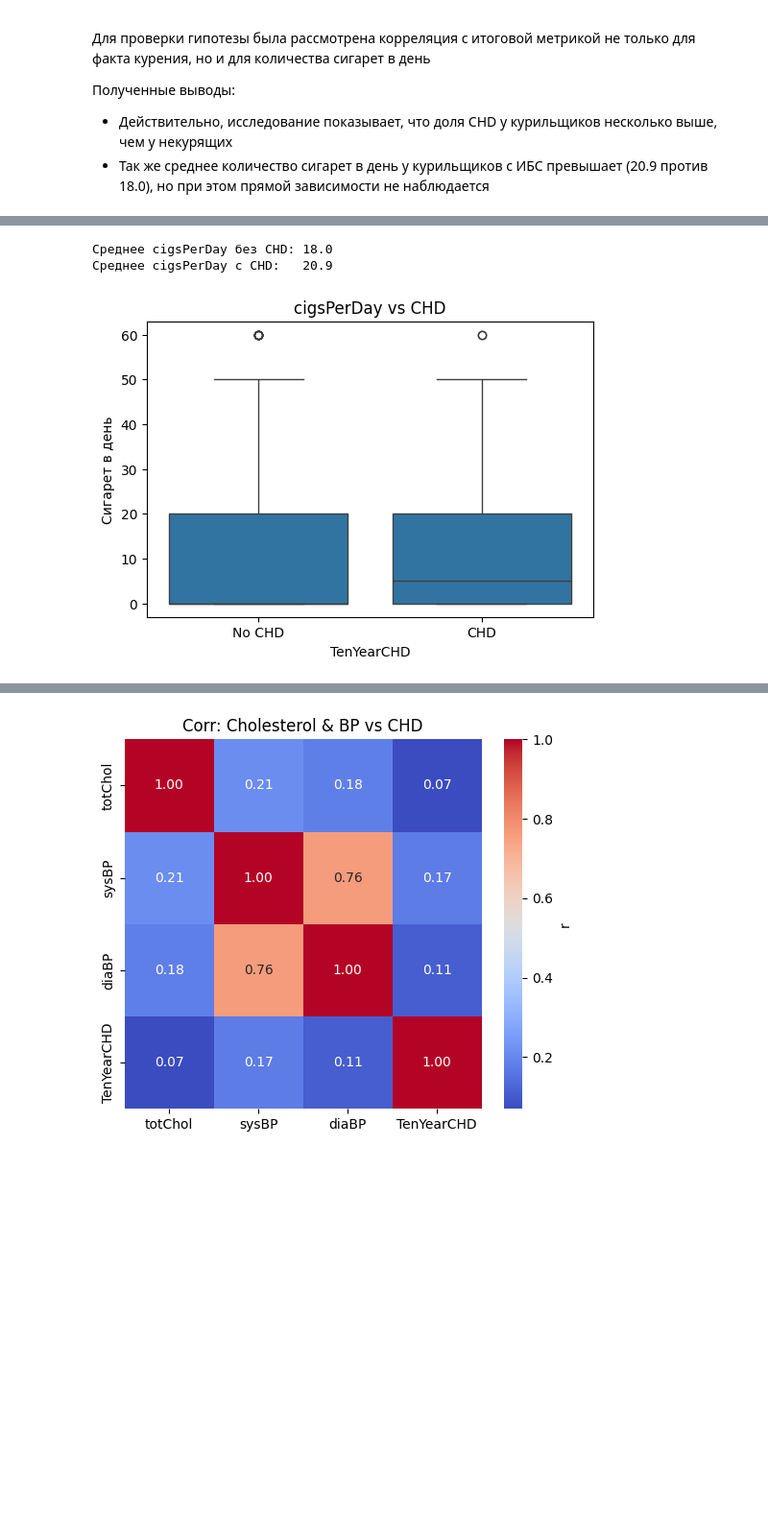
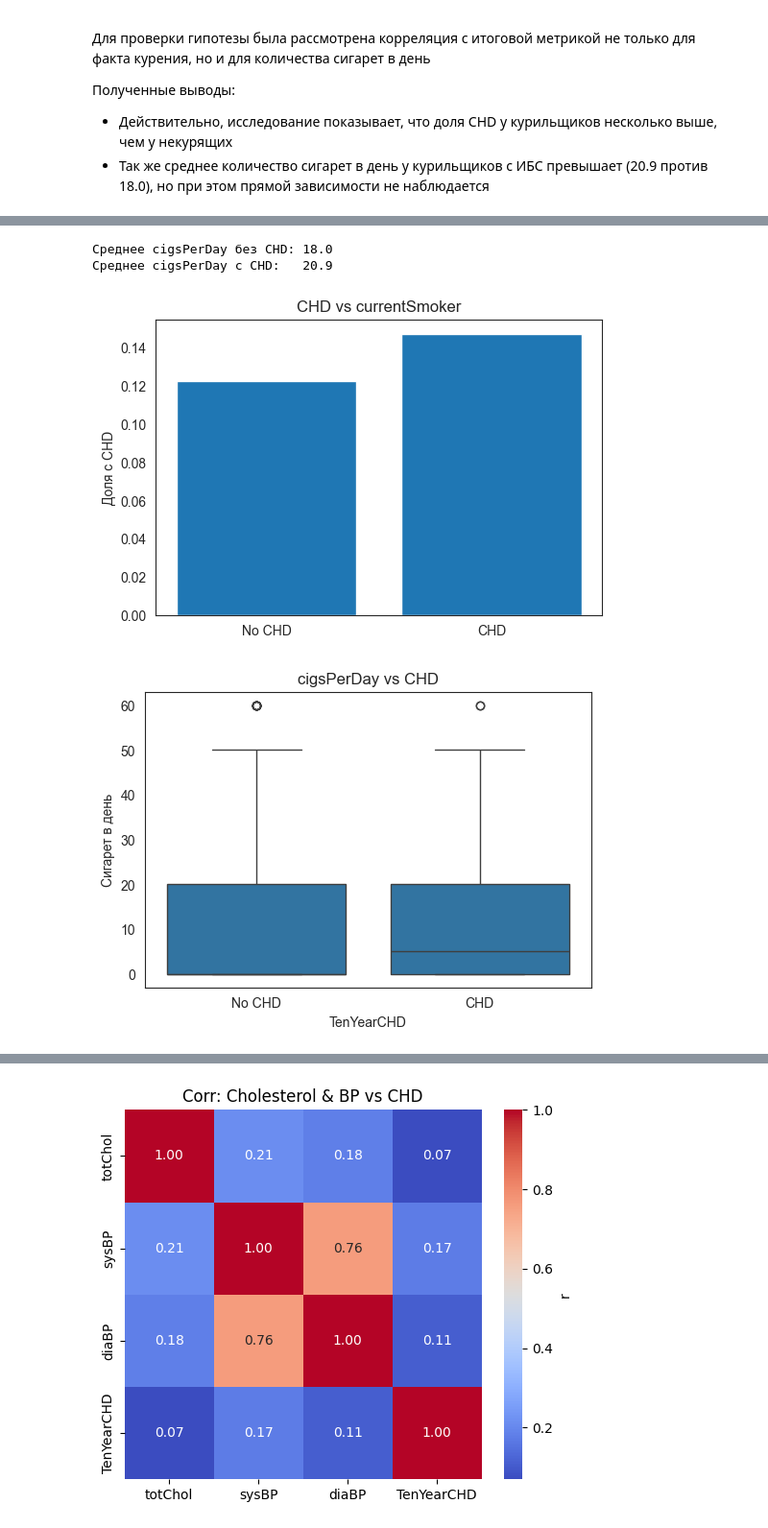
Before and after one commit to AnnaKasatkina/Framingham_Heart_Study, a Jupyter notebook: notebooks/02_VDA.ipynb, the cells around one changed output, grey strips where cells are left out. Shown at 96% size. Saved outputs shown, nothing was run; the diff lists cells and outputs as text; code cells hidden in the pictures; blank space fills up the shorter version.

```diff
--- a/notebooks/02_VDA.ipynb
+++ b/notebooks/02_VDA.ipynb
@@ -67,24 +67,32 @@ plt.show()
 # %%
 # Зависимость от количества сигарет
-smokers = df[df.currentSmoker == 1]
+smokers = df[df['currentSmoker'] == 1]
 
 # Небольшая статистика
-mean_no = smokers.loc[smokers['TenYearCHD'] == 0, "cigsPerDay"].mean()
-mean_yes= smokers.loc[smokers['TenYearCHD'] == 1, "cigsPerDay"].mean()
+mean_no = smokers.loc[(smokers['TenYearCHD'] == 0) & (smokers['cigsPerDay'] > 0), "cigsPerDay"].mean()
+mean_yes = smokers.loc[(smokers['TenYearCHD'] == 1) & (smokers['cigsPerDay'] > 0), "cigsPerDay"].mean()
 print(f"\nСреднее cigsPerDay без CHD: {mean_no:.1f}")
 print(f"Среднее cigsPerDay с CHD:   {mean_yes:.1f}")
+
+plt.figure(figsize=(6,4))
+plt.bar(["No CHD", "CHD"], prop)
+plt.ylabel("Доля с CHD")
+plt.title("CHD vs currentSmoker")
+plt.savefig("../outputs/figures/02_Smoker_vs_CHD.png", bbox_inches="tight")
+plt.show()
 
 # Boxplot
 plt.figure(figsize=(6,4))
 sns.boxplot(x="TenYearCHD", y="cigsPerDay", data=df)
 plt.xticks([0,1], ["No CHD","CHD"])
 plt.title("cigsPerDay vs CHD")
 plt.xlabel("TenYearCHD")
 plt.ylabel("Сигарет в день")
-plt.savefig("../outputs/figures/02_CigsPerDay_vs_CHD_boxplot.png", bbox_inches="tight")
+plt.savefig("../outputs/figures/03_CigsPerDay_vs_CHD.png", bbox_inches="tight")
 plt.show()
 # %% [output]
 Среднее cigsPerDay без CHD: 18.0
 Среднее cigsPerDay с CHD:   20.9
-[figure, old version]
+[figure, new version]
+[figure, added]
 # %% [markdown]
```
Also changed, not shown: parts of 9 cells of this notebook, 1 other file.
